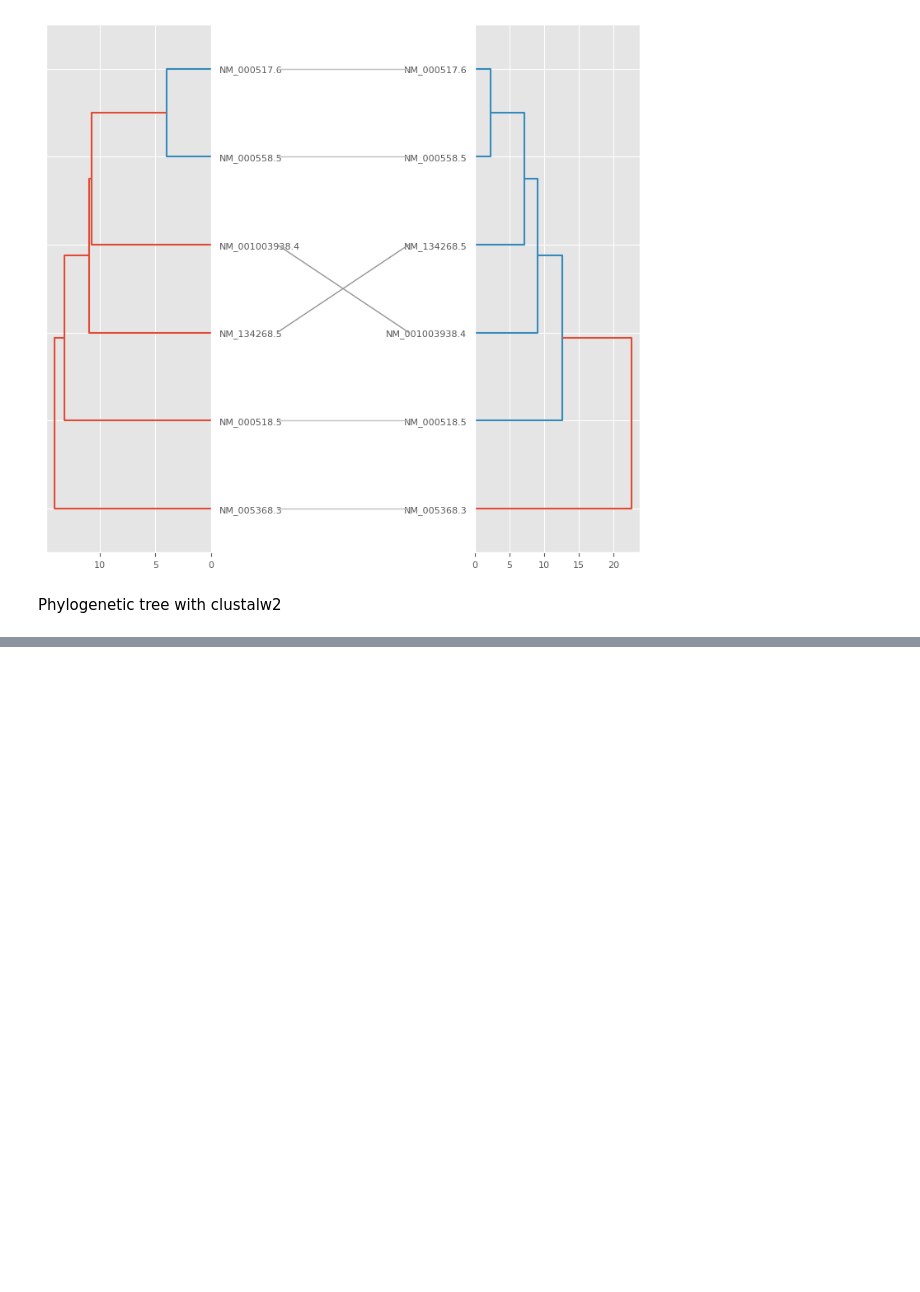
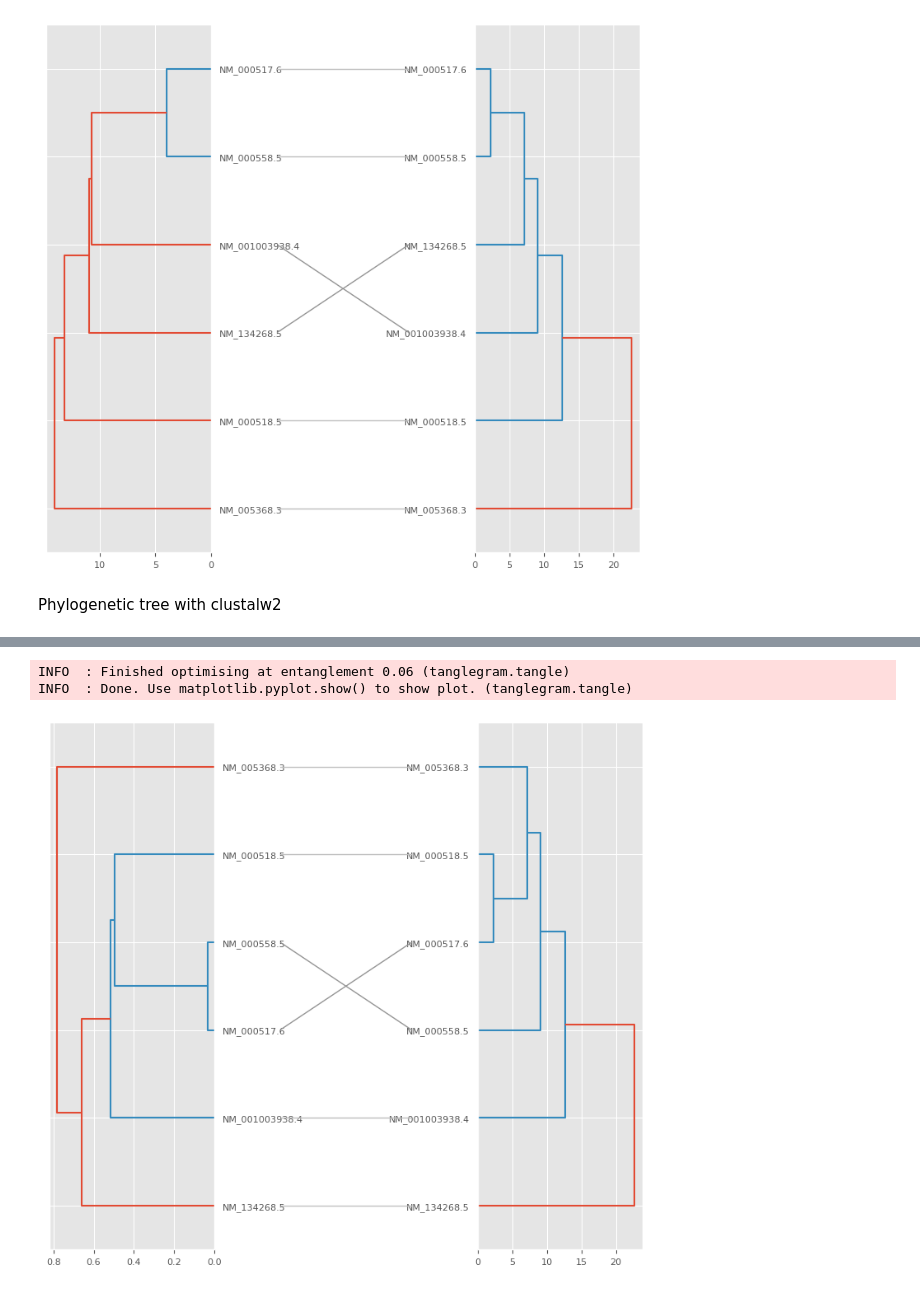
Before and after one commit to matteotolloso/BioEmbedding, a Jupyter notebook: hierarchical.ipynb, the cells around one changed output, grey strips where cells are left out. Cells and saved outputs as stored; diff of their text form; code cells hidden in the pictures; blank space fills up the shorter version.

```diff
--- a/hierarchical.ipynb
+++ b/hierarchical.ipynb
@@ -240,0 +170,14 @@ StopIteration:
+# %%
+fig = tg.plot(
+    l_matrix,
+    linkage_matrix_B,
+    labelsA=IDsA,
+    labelsB=IDs,
+    sort="step2side",
+    link_kwargs = {},
+    dend_kwargs={}
+)
+# %% [output]
+INFO  : Finished optimising at entanglement 0.06 (tanglegram.tangle)
+INFO  : Done. Use matplotlib.pyplot.show() to show plot. (tanglegram.tangle)
+[figure, added]
```
Also changed, not shown: parts of 4 cells of this notebook, 8 other files.
